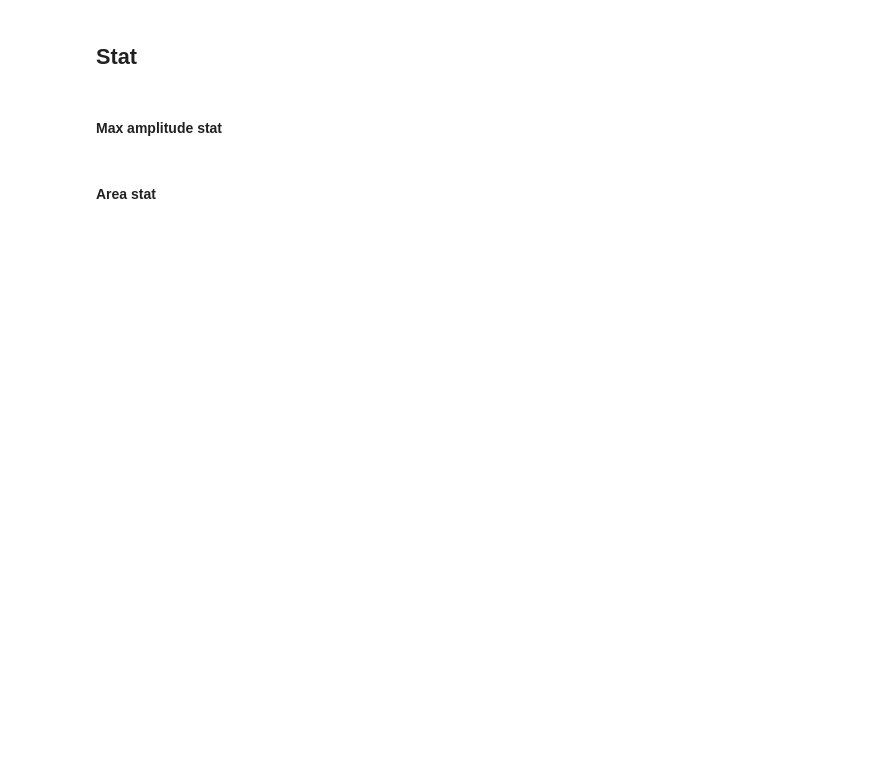
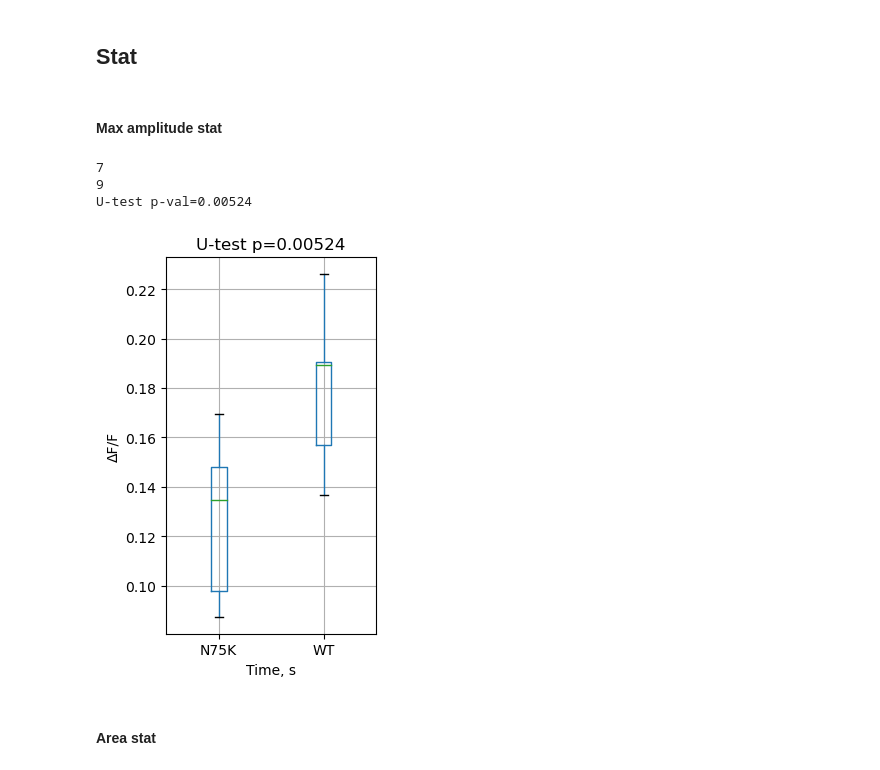
Before and after one commit to wisstock/LTData, a Jupyter notebook: cfp_yfp.ipynb, the cells around one changed output. Saved outputs shown, nothing was run; the diff lists cells and outputs as text; code cells hidden in the pictures; blank space fills up the shorter version.

Commit message:
add boxplot

```diff
--- a/cfp_yfp.ipynb
+++ b/cfp_yfp.ipynb
@@ -599,31 +621,45 @@ plt.legend()
 # %% [markdown]
 #### Max amplitude stat
 # %%
-# yfp_max_amp = np.max(yfp_dist_prof_arr, axis=1)
-# cfp_max_amp = np.max(cfp_dist_prof_arr, axis=1)
+wt_amp_prof = cfp_dist_prof_arr_con_mask
+mut_amp_prof = yfp_dist_prof_arr_con_mask
 
-yfp_max_amp = yfp_dist_prof_arr[:, 12]
-cfp_max_amp = cfp_dist_prof_arr[:, 12]
+max_frame = 10
 
-print(len(yfp_max_amp))
-print(len(cfp_max_amp))
+wt_max_amp = wt_amp_prof[:, max_frame]
+mut_max_amp = mut_amp_prof[:, max_frame]
 
-amp_u_test = stats.mannwhitneyu(cfp_max_amp, yfp_max_amp)
+print(len(wt_max_amp))
+print(len(mut_max_amp))
+
+amp_u_test = stats.mannwhitneyu(wt_max_amp, mut_max_amp)
 print(f"U-test p-val={round(amp_u_test[1], 5)}")
+# %% [output]
+7
+9
+U-test p-val=0.00524
 # %%
-yfp_amp_df = pd.DataFrame({'FP':np.full(len(yfp_max_amp), 'N75K'),
-                           'amp':yfp_max_amp})
-cfp_amp_df = pd.DataFrame({'FP':np.full(len(cfp_max_amp), 'WT'),
-                           'amp':cfp_max_amp})
-amp_df = pd.concat([yfp_amp_df, cfp_amp_df], ignore_index=True)
+wt_amp_df = pd.DataFrame({'FP':np.full(len(wt_max_amp), 'WT'),
+                           'amp':wt_max_amp})
+mut_amp_df = pd.DataFrame({'FP':np.full(len(mut_max_amp), 'N75K'),
+                           'amp':mut_max_amp})
+amp_df = pd.concat([wt_amp_df, mut_amp_df], ignore_index=True)
 
 
-# fig, ax = plt.subplots()
-# amp_df.boxplot(ax, positions=[2,3])
-# plt.show()
+fig, ax = plt.subplots(figsize=(3,5))
+amp_df.boxplot(ax=ax, by='FP')
+plt.xlabel('Time, s')
+plt.ylabel('ΔF/F')
 
-fig = px.box(amp_df, x='FP', y='amp', color='FP', points='all', title=f'Maximal dF/F per ROI, U-test p={round(amp_u_test[1], 5)}')
-fig.show()
+plt.tight_layout()
+plt.suptitle('')
+plt.title(f'U-test p={round(amp_u_test[1], 5)}')
+plt.show()
+
+# fig = px.box(amp_df, x='FP', y='amp', color='FP', points='all', title=f'Maximal dF/F per ROI, U-test p={round(amp_u_test[1], 5)}')
+# fig.show()
+# %% [output]
+[figure, added]
 # %% [markdown]
 #### Area stat
 # %%
```
Also changed, not shown: parts of 8 cells of this notebook.
